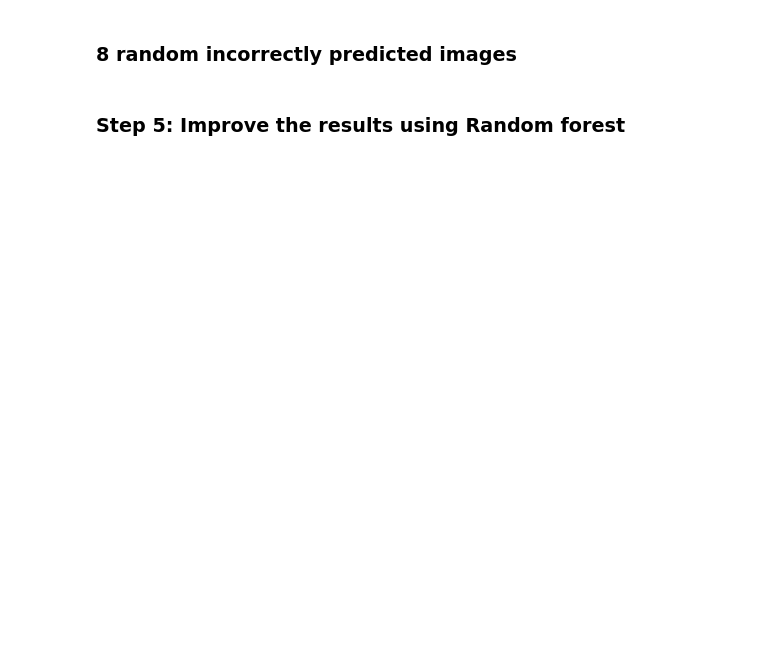
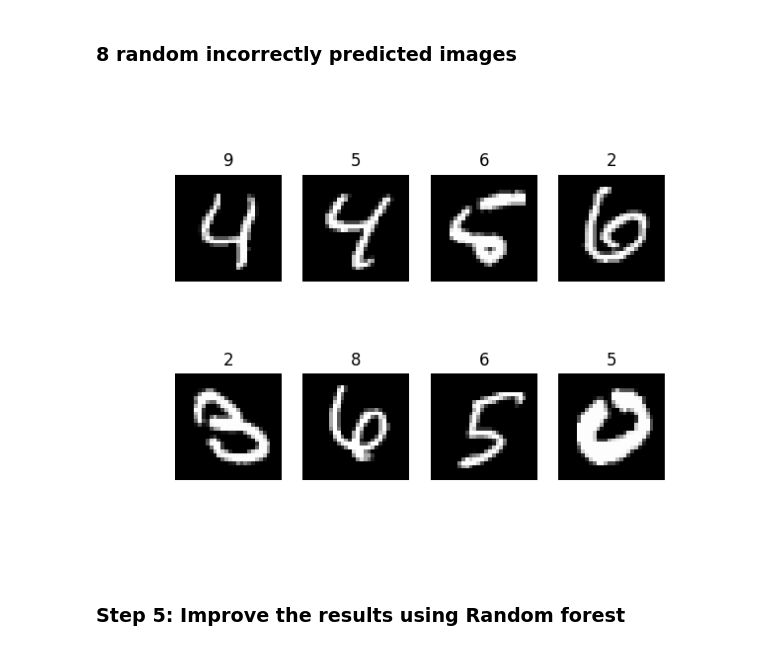
Before and after one commit to anunay1992/MNSIT-image-classicfiation-PySpark-and-MLlib, a Jupyter notebook: MNIST_data.ipynb, the cells around one changed output. Cells and saved outputs as stored; diff of their text form; code cells hidden in the pictures; blank space fills up the shorter version.

```diff
--- a/MNIST_data.ipynb
+++ b/MNIST_data.ipynb
@@ -136,6 +148,12 @@ show_images([(r.features,r.prediction) for r in (prediction.filter(prediction['l
 ### 8 random incorrectly predicted images
 # %%
 show_images([(r.features,r.prediction) for r in (prediction.filter(prediction['label'] != prediction['prediction']).take(8))])
+# %%
+# Images not coming when exporting the file as ipynb, so displaying the same image as in the databricks but using the saved imaage.
+from IPython.display import display, Image
+display(Image(filename='/Users/anunaysmac/Home/MSBA Classes/Fall/PREDITIVE/github projects/3.png'))
+# %% [output]
+[figure, added]
 # %% [markdown]
 ### Step 5: Improve the results using Random forest
 # %%
```
Also changed, not shown: parts of 5 cells of this notebook.
